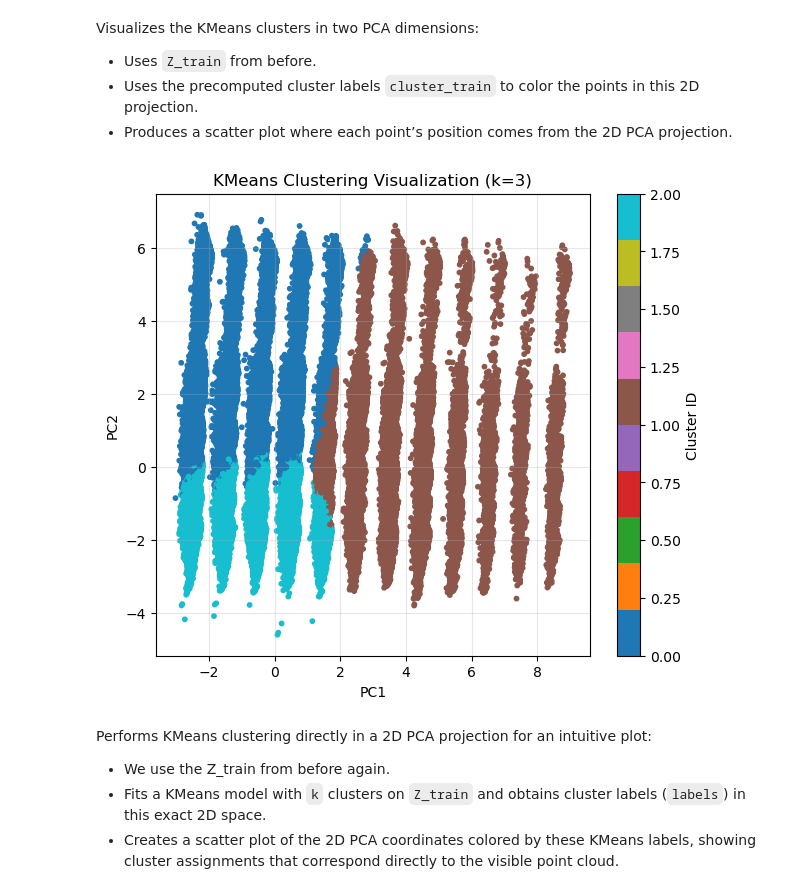
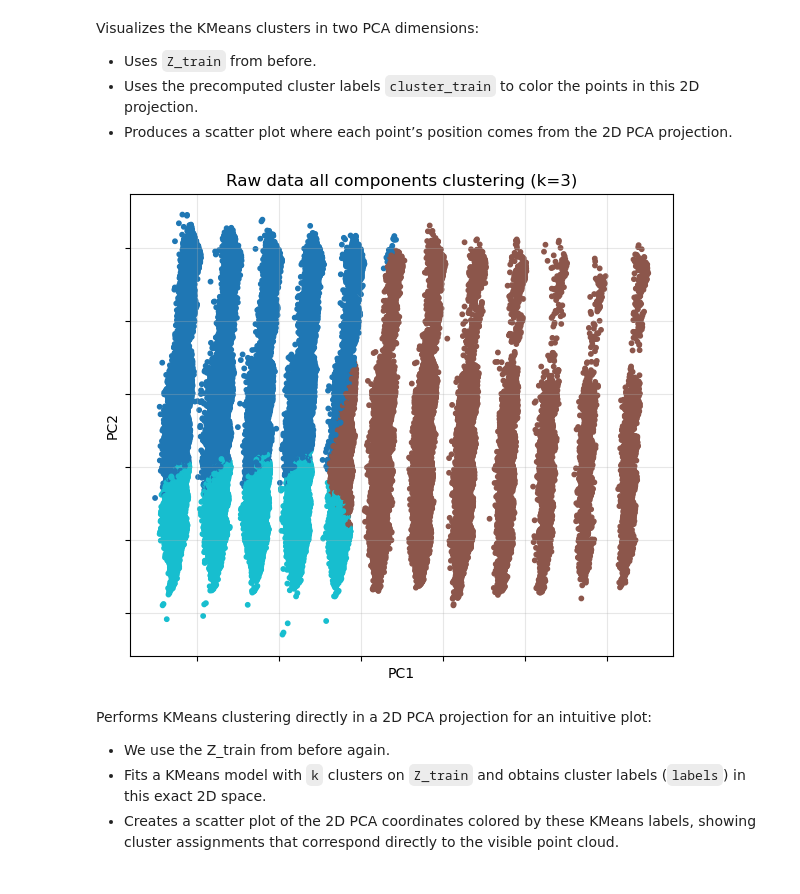
Before and after one commit to mindenki/2025-ITU-MachineLearning-Project-Claims-Risk-zrt, a Jupyter notebook: notebooks/02_PCA_Clustering_raw.ipynb, the cells around one changed output. Saved outputs shown, nothing was run; the diff lists cells and outputs as text; code cells hidden in the pictures.

```diff
--- a/notebooks/02_PCA_Clustering_raw.ipynb
+++ b/notebooks/02_PCA_Clustering_raw.ipynb
@@ -232,15 +232,18 @@ Visualizes the KMeans clusters in two PCA dimensions:
 - Produces a scatter plot where each point’s position comes from the 2D PCA projection.
 # %%
 plt.figure(figsize=(7,6))
-sc = plt.scatter(Z_train[:,0], Z_train[:,1], c=cluster_train, cmap="tab10", s=10)
-plt.title(f"KMeans Clustering Visualization (k={k_best})")
+plt.scatter(Z_train[:,0], Z_train[:,1], c=cluster_train, cmap="tab10", s=10)
+plt.title(f"Raw data all components clustering (k={k_best})")
 plt.xlabel("PC1")
 plt.ylabel("PC2")
+
+ax = plt.gca()
+ax.tick_params(labelbottom=False, labelleft=False)
+
 plt.grid(True, alpha=0.3)
-plt.colorbar(sc, label="Cluster ID")
 plt.show()
 # %% [output]
-[figure, old version]
+[figure, new version]
 # %% [markdown]
 Performs KMeans clustering directly in a 2D PCA projection for an intuitive plot:
 - We use the Z_train from before again.
```
Also changed, not shown: parts of 2 cells of this notebook, 2 other files.
